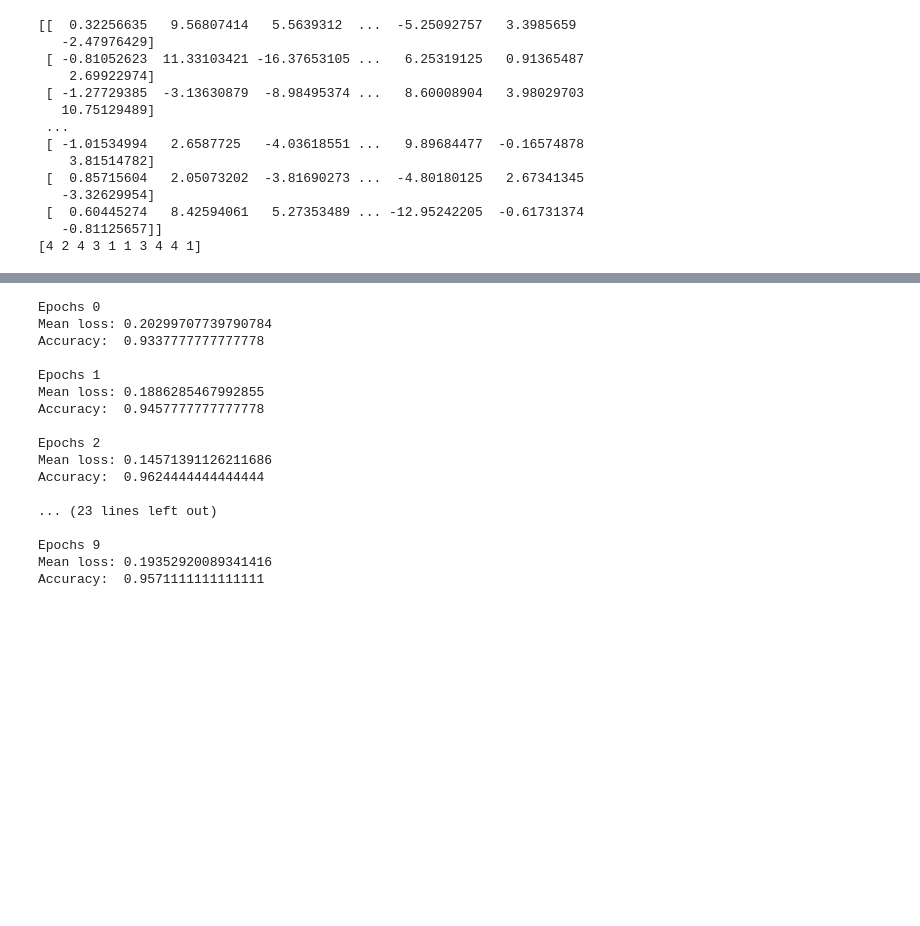
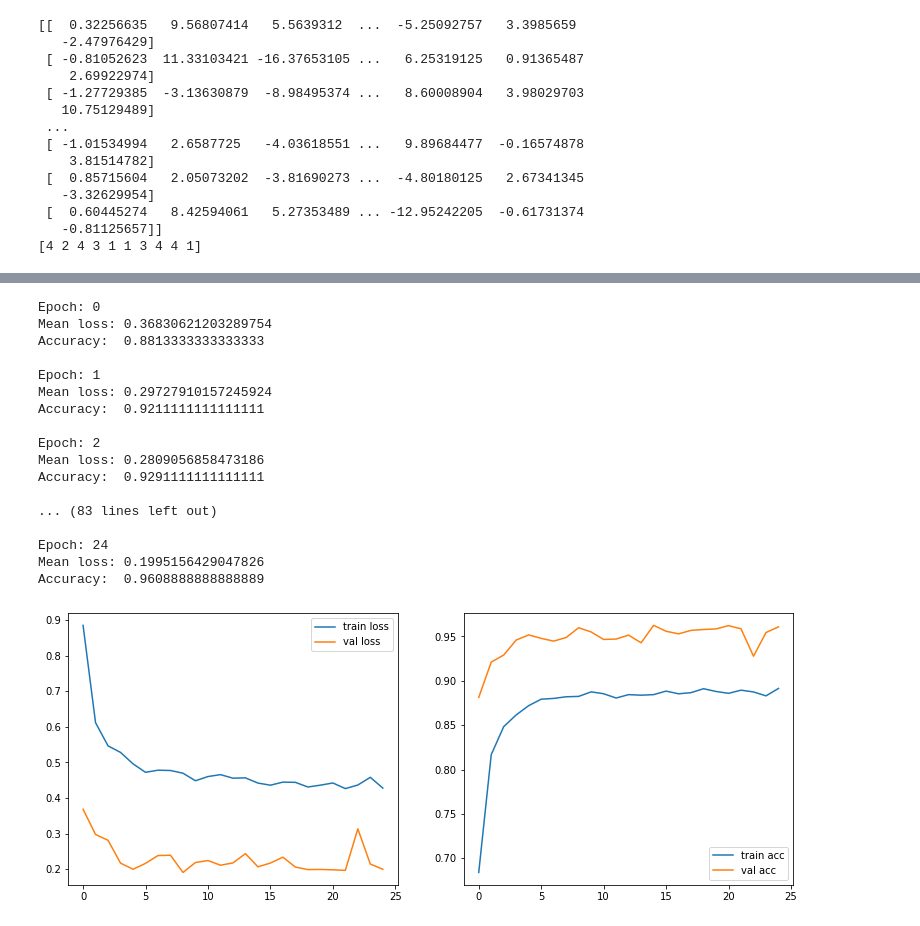
Before and after one commit to danielsociu/university-nlp, a Jupyter notebook: lab4/lab_4_solution.ipynb, the cells around one changed output, grey strips where cells are left out. Cells and saved outputs as stored; diff of their text form; code cells hidden in the pictures; blank space fills up the shorter version.

```diff
--- a/lab4/lab_4_solution.ipynb
+++ b/lab4/lab_4_solution.ipynb
@@ -109,7 +131,7 @@ val_dataloader = torch.utils.data.DataLoader(val_dataset, batch_size=BATCH_SIZE,
 # %%
 # 4
 loss_fn1 = torch.nn.CrossEntropyLoss()
-optimizer1 = torch.optim.Adam(model1.parameters(), lr=0.01)
+optimizer1 = torch.optim.Adam(my_model.parameters(), lr=0.01)
 
 def test_fn(model: torch.nn.Module, loss_fn: torch.nn.Module, val_loader: DataLoader):
     model.eval()
@@ -117,6 +139,7 @@ def test_fn(model: torch.nn.Module, loss_fn: torch.nn.Module, val_loader: DataLo
     mean_loss = 0
     true_labels = []
     predicted_labels = []
+    loss_data = []
 
     for data, labels in val_loader:
         data, labels = data.to(device), labels.to(device)
@@ -137,8 +160,15 @@ def test_fn(model: torch.nn.Module, loss_fn: torch.nn.Module, val_loader: DataLo
 def train_fn(epochs: int, train_loader: DataLoader, val_loader: DataLoader,
              model: torch.nn.Module, loss_fn: torch.nn.Module, optimizer: torch.optim):
     best_loss = None
+    train_loss = []
+    val_loss = []
+    train_acc = []
+    val_acc = []
     for e in range(epochs):
         model.train()
+        running_loss = 0
+        true_labels_train = []
+        predicted_labels_train = []
 
         for data, labels in train_loader:
             data, labels = data.to(device), labels.to(device)
@@ -147,35 +177,62 @@ def train_fn(epochs: int, train_loader: DataLoader, val_loader: DataLoader,
             output = model(data)
             loss = loss_fn(output, labels)
             loss.backward()
+            running_loss += loss.item()
             optimizer.step()
+
+            true_labels_train.extend(labels.tolist())
+            predicted_labels_train.extend(output.argmax(1).tolist())
 
 
         mean_loss, true_labels, predicted_labels = test_fn(model, loss_fn, val_loader)
         accuracy = metrics.accuracy_score(true_labels, predicted_labels)
+
+        print (f'Epoch: {e}')
+        print (f'Mean loss: {mean_loss}')
+        print (f'Accuracy:  {accuracy}', end='\n\n')
+
+        ###################################### 6 #############################################
         if best_loss is None or mean_loss < best_loss:
             best_loss = mean_loss
             torch.save(model.state_dict(), "sol_model.pt")
-        print (f'Epochs {e}')
-        print (f'Mean loss: {mean_loss}')
-        print (f'Accuracy:  {accuracy}', end='\n\n')
+        ###################################### 6 #############################################
+
+        ###################################### 7 #############################################
+        train_loss.append(running_loss / len(train_loader))
+        val_loss.append(mean_loss)
+        train_acc.append(metrics.accuracy_score(true_labels_train, predicted_labels_train))
+        val_acc.append(accuracy)
+
+    plt.figure(figsize=(13,5))
+    plt.subplot(1, 2, 1)
+    plt.plot(train_loss, label="train loss")
+    plt.plot(val_loss, label="val loss")
+    plt.legend()
+    plt.subplot(1, 2, 2)
+    plt.plot(train_acc, label="train acc")
+    plt.plot(val_acc, label="val acc")
+    plt.legend()
+    plt.show()
+    ###################################### 7 #############################################
 # %%
 # 5
-train_fn(10, train_dataloader, val_dataloader, model1, loss_fn1, optimizer1)
+train_fn(25, train_dataloader, val_dataloader, my_model, loss_fn1, optimizer1)
 # %% [output]
-Epochs 0
-Mean loss: 0.20299707739790784
-Accuracy:  0.9337777777777778
+Epoch: 0
+Mean loss: 0.36830621203289754
+Accuracy:  0.8813333333333333
 
-Epochs 1
-Mean loss: 0.1886285467992855
-Accuracy:  0.9457777777777778
+Epoch: 1
+Mean loss: 0.29727910157245924
+Accuracy:  0.9211111111111111
 
-Epochs 2
-Mean loss: 0.14571391126211686
-Accuracy:  0.9624444444444444
+Epoch: 2
+Mean loss: 0.2809056858473186
+Accuracy:  0.9291111111111111
 
-... (23 lines left out)
+... (83 lines left out)
 
-Epochs 9
-Mean loss: 0.19352920089341416
-Accuracy:  0.9571111111111111
+Epoch: 24
+Mean loss: 0.1995156429047826
+Accuracy:  0.9608888888888889
+[figure, added]
```
Also changed, not shown: parts of 5 cells of this notebook, 2 other files.
